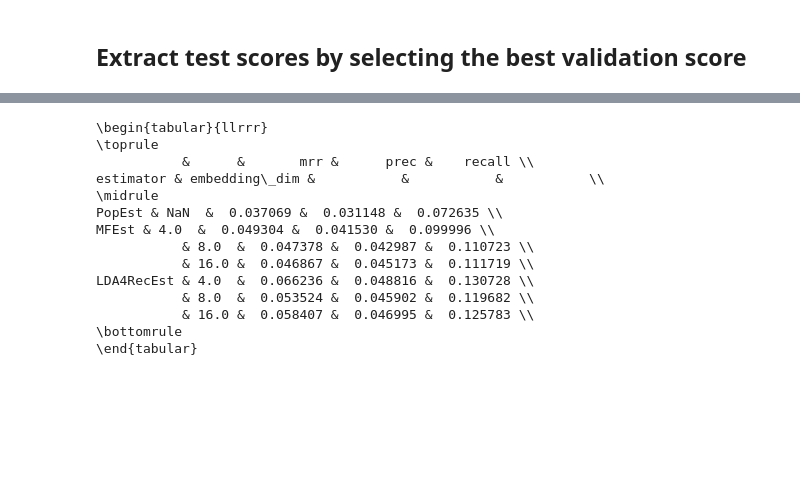
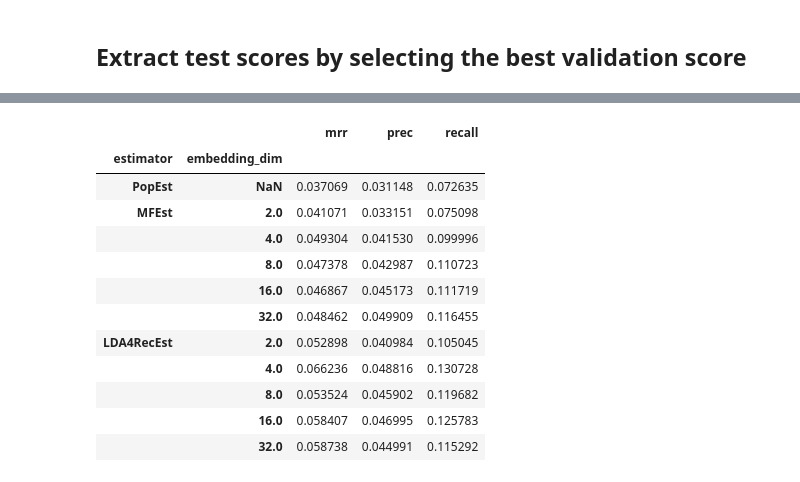
Before and after one commit to FlorianWilhelm/lda4rec, a Jupyter notebook: notebooks/02-evaluation.ipynb, the cells around one changed output, grey strips where cells are left out. Drawn from its saved outputs; the diff is of its cells as text; code cells hidden in the pictures; blank space fills up the shorter version.

```diff
--- a/notebooks/02-evaluation.ipynb
+++ b/notebooks/02-evaluation.ipynb
@@ -165,17 +185,22 @@ SNMFEst & 4.0  &  0.036186 &  0.040912 &  0.072584 &     0.046642 &  0.046211 &
 # %%
-print(df.loc[(df["dataset"] == "movielens-100k")].groupby(["estimator", "embedding_dim"], dropna=False).apply(get_best_valid).reindex(index=idx_order, level=0).to_latex())
+lda4rec_cmp_df = (
+    df.loc[(df["dataset"] == "movielens-100k")]
+    .groupby(["estimator", "embedding_dim"], dropna=False)
+    .apply(get_best_valid)
+    .reindex(index=idx_order, level=0)
+)
+lda4rec_cmp_df
 # %% [output]
-\begin{tabular}{llrrr}
-\toprule
-           &      &       mrr &      prec &    recall \\
-estimator & embedding\_dim &           &           &           \\
-\midrule
-PopEst & NaN  &  0.037069 &  0.031148 &  0.072635 \\
-MFEst & 4.0  &  0.049304 &  0.041530 &  0.099996 \\
-           & 8.0  &  0.047378 &  0.042987 &  0.110723 \\
-           & 16.0 &  0.046867 &  0.045173 &  0.111719 \\
-LDA4RecEst & 4.0  &  0.066236 &  0.048816 &  0.130728 \\
-           & 8.0  &  0.053524 &  0.045902 &  0.119682 \\
-           & 16.0 &  0.058407 &  0.046995 &  0.125783 \\
-\bottomrule
-\end{tabular}
+|  |  | mrr | prec | recall |
+| estimator | embedding_dim |  |  |  |
+| PopEst | NaN | 0.037069 | 0.031148 | 0.072635 |
+| MFEst | 2.0 | 0.041071 | 0.033151 | 0.075098 |
+|  | 4.0 | 0.049304 | 0.041530 | 0.099996 |
+|  | 8.0 | 0.047378 | 0.042987 | 0.110723 |
+|  | 16.0 | 0.046867 | 0.045173 | 0.111719 |
+|  | 32.0 | 0.048462 | 0.049909 | 0.116455 |
+| LDA4RecEst | 2.0 | 0.052898 | 0.040984 | 0.105045 |
+|  | 4.0 | 0.066236 | 0.048816 | 0.130728 |
+|  | 8.0 | 0.053524 | 0.045902 | 0.119682 |
+|  | 16.0 | 0.058407 | 0.046995 | 0.125783 |
+|  | 32.0 | 0.058738 | 0.044991 | 0.115292 |
```
Also changed, not shown: parts of 10 cells of this notebook, 6 other files.
